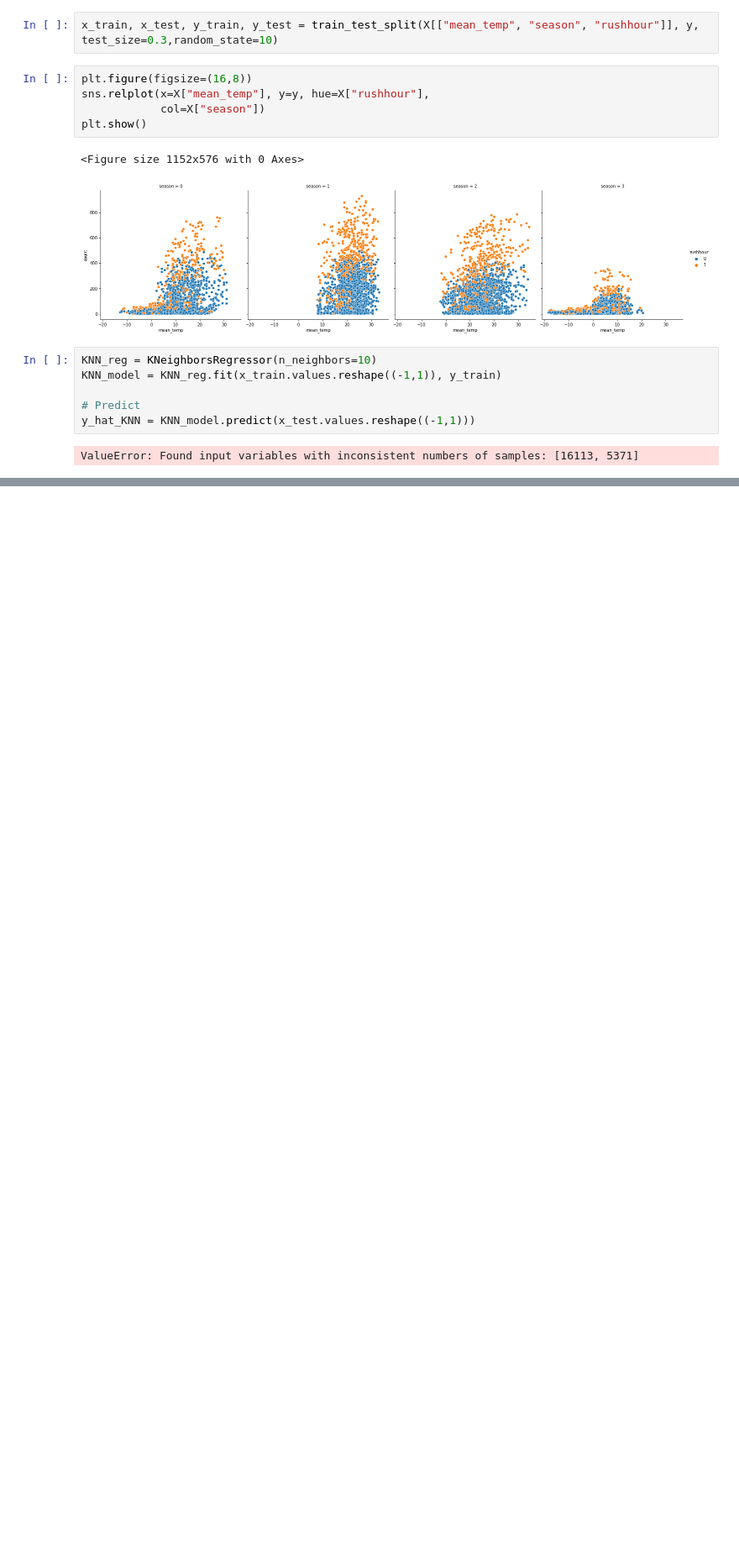
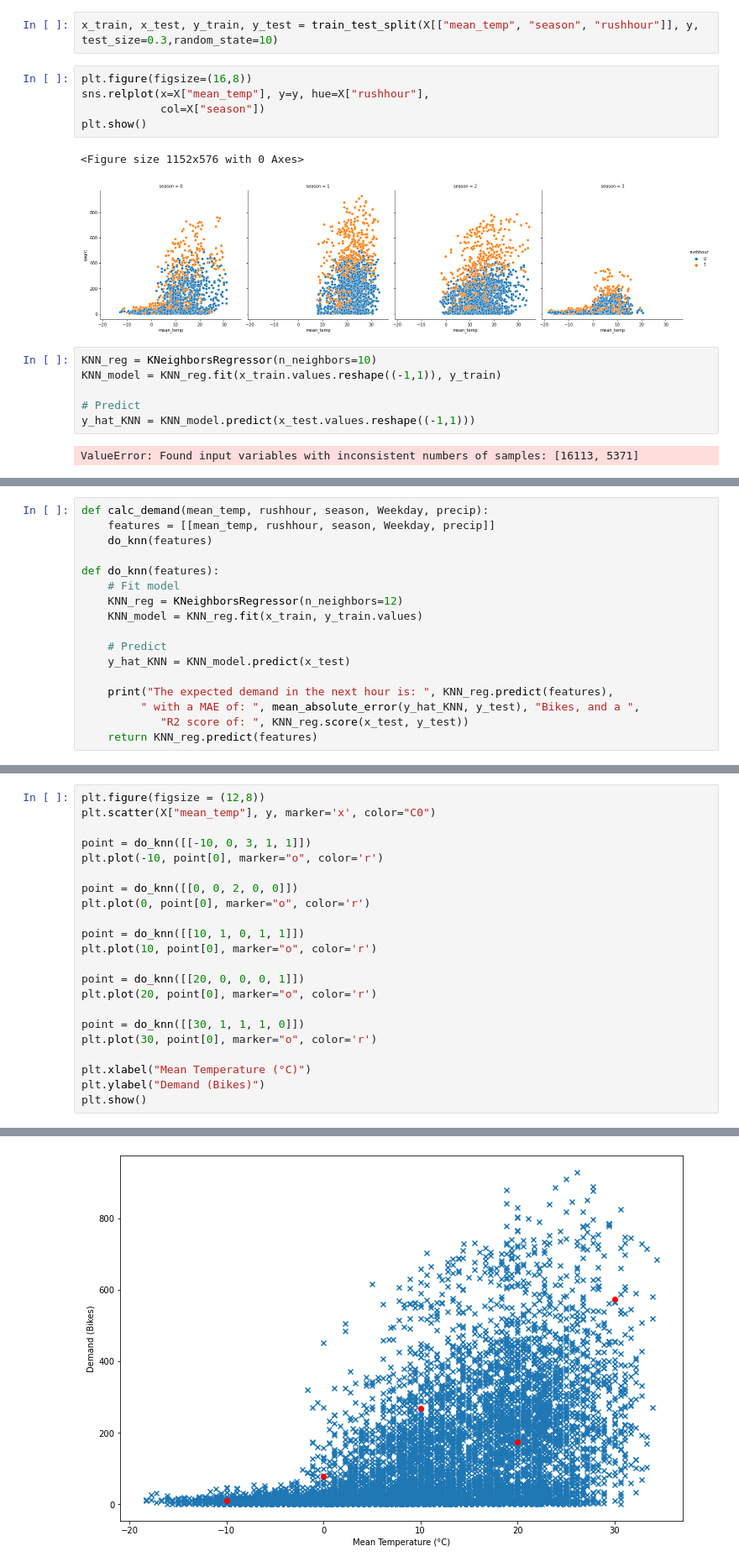
Before and after one commit to kond254/DSML-colasechs, a Jupyter notebook: KNN_correctissimo.ipynb, the cells around one changed output, grey strips where cells are left out. Shown at 84% size. Saved outputs shown, nothing was run; the diff lists cells and outputs as text; blank space fills up the shorter version.

```diff
--- a/KNN_correctissimo.ipynb
+++ b/KNN_correctissimo.ipynb
@@ -162,0 +256,17 @@ ValueError: Found input variables with inconsistent numbers of samples: [16113,
+# %%
+def calc_demand(mean_temp, rushhour, season, Weekday, precip):
+    features = [[mean_temp, rushhour, season, Weekday, precip]]
+    do_knn(features)
+
+def do_knn(features):
+    # Fit model
+    KNN_reg = KNeighborsRegressor(n_neighbors=12)
+    KNN_model = KNN_reg.fit(x_train, y_train.values)
+
+    # Predict
+    y_hat_KNN = KNN_model.predict(x_test)
+
+    print("The expected demand in the next hour is: ", KNN_reg.predict(features),
+         " with a MAE of: ", mean_absolute_error(y_hat_KNN, y_test), "Bikes, and a ",
+            "R2 score of: ", KNN_reg.score(x_test, y_test))
+    return KNN_reg.predict(features)
@@ -162,0 +280,23 @@ ValueError: Found input variables with inconsistent numbers of samples: [16113,
+# %%
+plt.figure(figsize = (12,8))
+plt.scatter(X["mean_temp"], y, marker='x', color="C0")
+
+point = do_knn([[-10, 0, 3, 1, 1]])
+plt.plot(-10, point[0], marker="o", color='r')
+
+point = do_knn([[0, 0, 2, 0, 0]])
+plt.plot(0, point[0], marker="o", color='r')
+
+point = do_knn([[10, 1, 0, 1, 1]])
+plt.plot(10, point[0], marker="o", color='r')
+
+point = do_knn([[20, 0, 0, 0, 1]])
+plt.plot(20, point[0], marker="o", color='r')
+
+point = do_knn([[30, 1, 1, 1, 0]])
+plt.plot(30, point[0], marker="o", color='r')
+
+plt.xlabel("Mean Temperature (°C)")
+plt.ylabel("Demand (Bikes)")
+plt.show()
+# %% [output]
@@ -162,0 +308 @@ ValueError: Found input variables with inconsistent numbers of samples: [16113,
+[figure, added]
```
Also changed, not shown: parts of 17 cells of this notebook.
